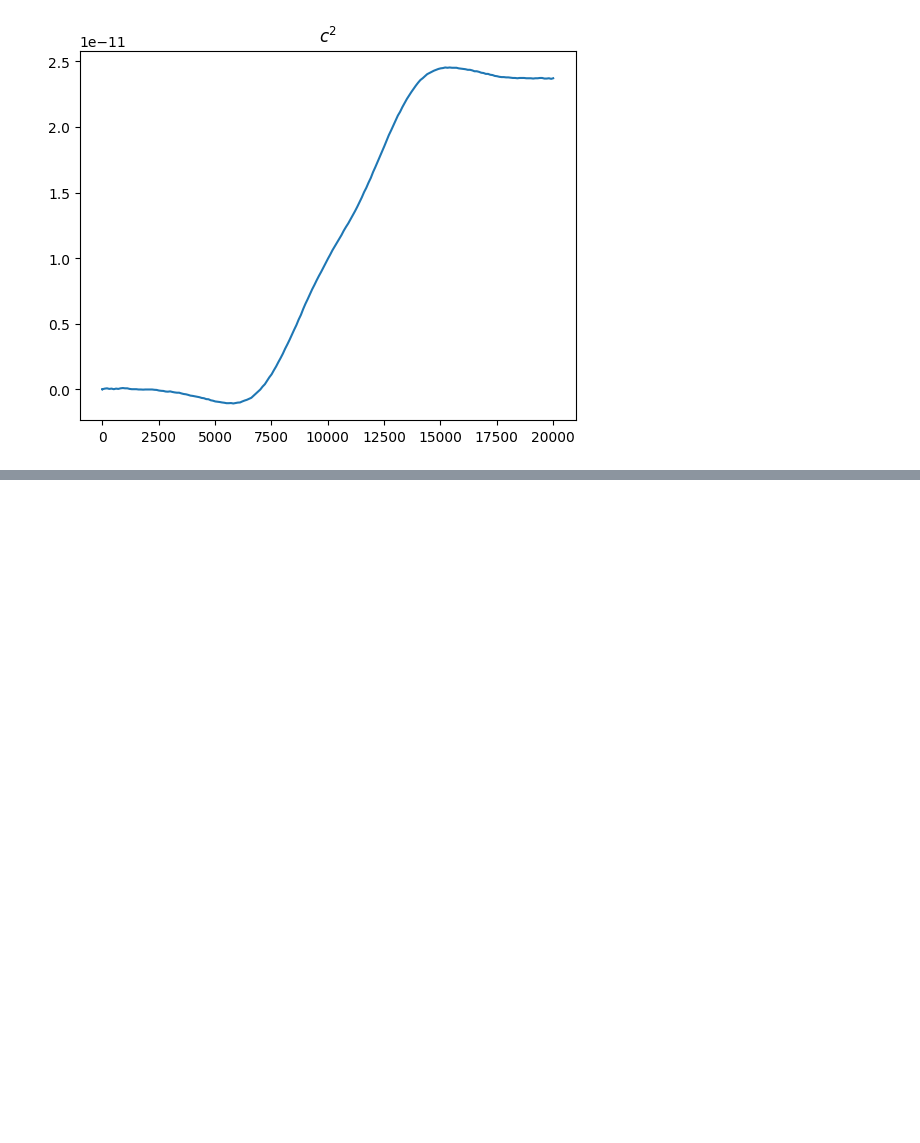
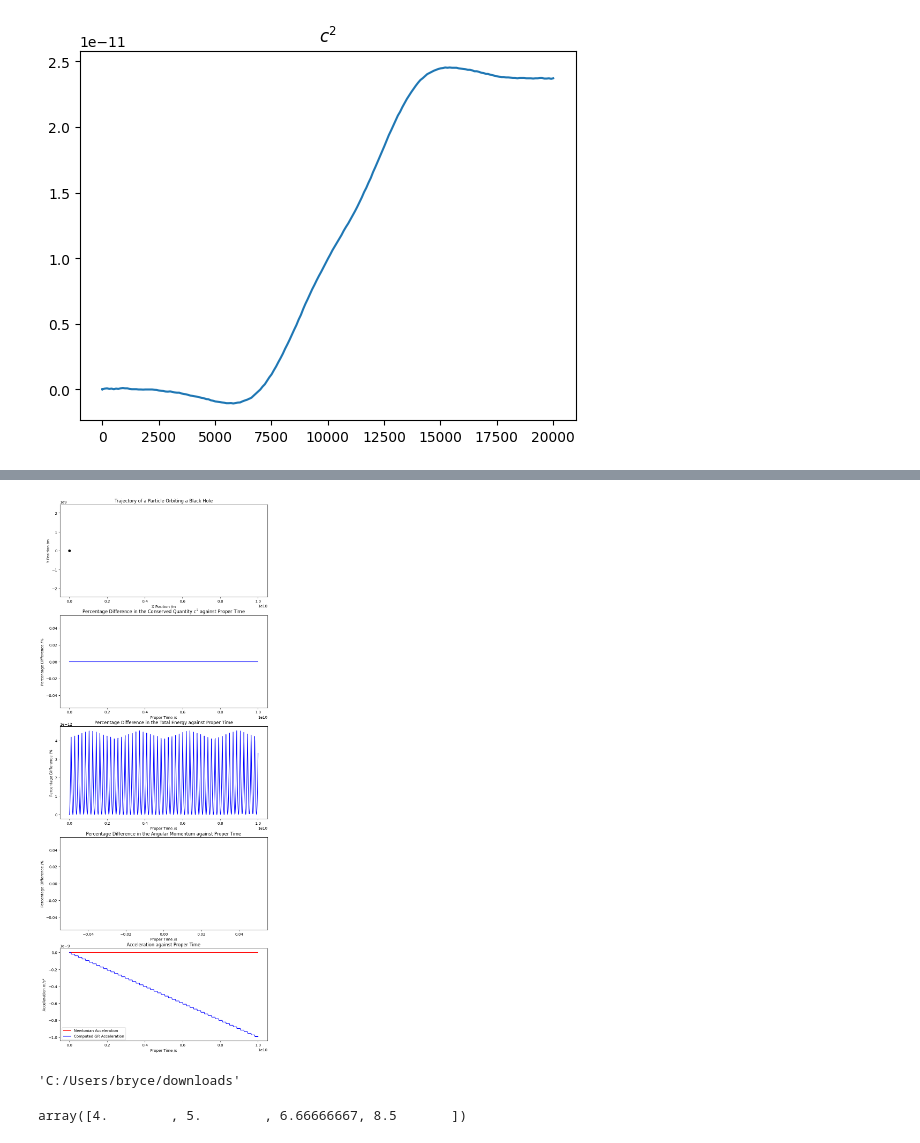
Before and after one commit to BryceDixon/Computational, a Jupyter notebook: assessment3/test3.ipynb, the cells around one changed output, grey strips where cells are left out. Drawn from its saved outputs; the diff is of its cells as text; code cells hidden in the pictures; blank space fills up the shorter version.

```diff
--- a/assessment3/test3.ipynb
+++ b/assessment3/test3.ipynb
@@ -188,0 +188,17 @@ Computed Kepler's 3rd Law ratio = 0.0
+# %%
+import numpy as np
+import blackhole_main as bh
+bh.trajectory(input_file_dir = 'C:/Users/bryce/downloads/bh_inputs.yaml')
+# %% [output]
+[figure, added]
+# %%
+import yaml
+file = open('C:/Users/bryce/downloads/bh_inputs.yaml', 'r')
+loaded = yaml.safe_load(file)
+loaded['save_directory']
+# %% [output]
+'C:/Users/bryce/downloads'
+# %%
+2/np.array([1,2,3,4])+(np.array([1,2,3,4])*np.array([2,2,2,2]))
+# %% [output]
+array([4.        , 5.        , 6.66666667, 8.5       ])
```
Also changed, not shown: parts of 1 cell of this notebook, 2 other files.
